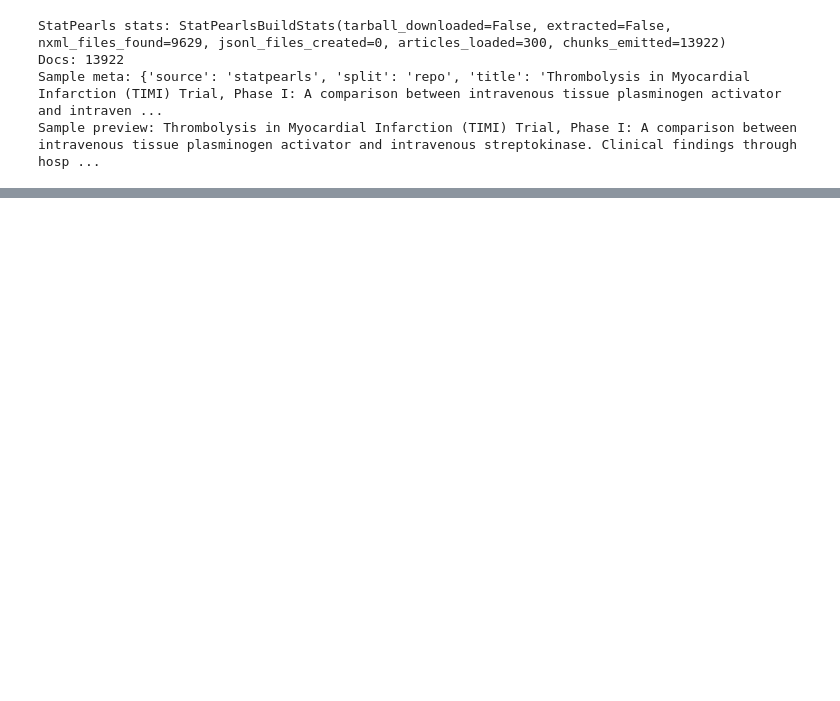
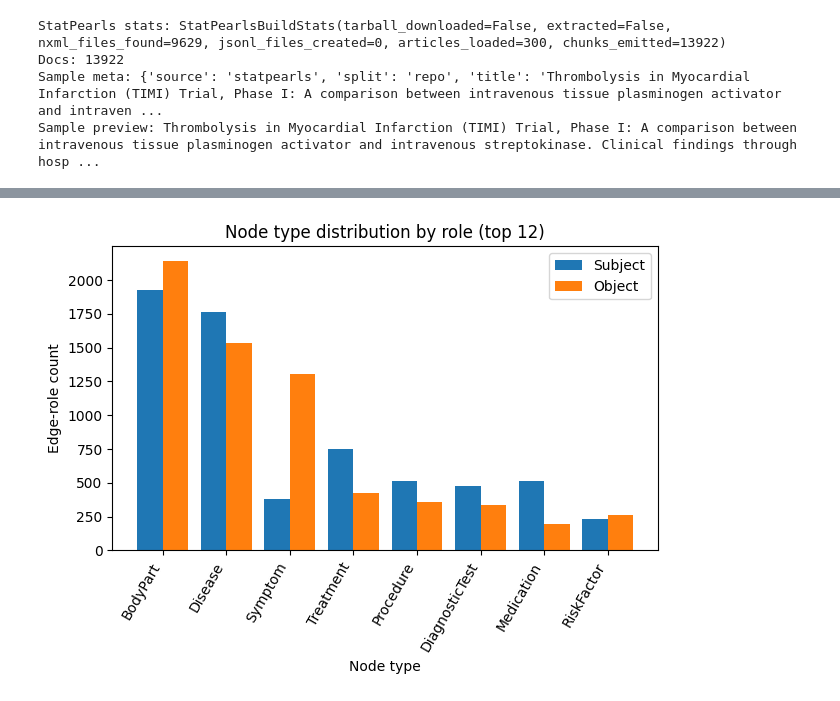
Before and after one commit to benediktveith/xai-rag, a Jupyter notebook: notebooks/kgrag_ex_demo.ipynb, the cells around one changed output, grey strips where cells are left out. Saved outputs shown, nothing was run; the diff lists cells and outputs as text; code cells hidden in the pictures; blank space fills up the shorter version.

```diff
--- a/notebooks/kgrag_ex_demo.ipynb
+++ b/notebooks/kgrag_ex_demo.ipynb
@@ -141,20 +107,0 @@ Inspect connectivity, degree distribution, and relation frequencies in the KG.
-# %%
-import networkx as nx
-from collections import Counter
-import numpy as np
-
-G = kg_store.g
-print("Nodes:", G.number_of_nodes(), "Edges:", G.number_of_edges())
-
-wcc = list(nx.weakly_connected_components(G)) if G.number_of_nodes() else []
-sizes = sorted([len(c) for c in wcc], reverse=True) if wcc else [0]
-print("Weakly connected components:", len(wcc))
-print("Largest component size:", sizes[0])
-
-deg = np.array([d for _, d in G.degree()]) if G.number_of_nodes() else np.array([0])
-print("Degree min/median/mean/max:", int(deg.min()), float(np.median(deg)), float(deg.mean()), int(deg.max()))
-
-rel_counts = Counter()
-for _, _, data in G.edges(data=True):
-    rel_counts[str(data.get("relation", "Unknown"))] += 1
-print("Top relations:", rel_counts.most_common(12))
@@ -417,0 +168,51 @@ hyaluronic acid -> deep fascia -> elastin -> Marfan syndrome -> fasciopathy -> e
+# %%
+import numpy as np
+import matplotlib.pyplot as plt
+from collections import Counter
+
+def subject_object_type_counts(G):
+    """
+    Counts node types separately for subject and object roles based on edges.
+    Uses node attribute 'type' as the semantic label.
+    """
+    subj = Counter()
+    obj = Counter()
+
+    for u, v, _, data in G.edges(keys=True, data=True):
+        st = str(G.nodes[u].get("type", "Unknown"))
+        ot = str(G.nodes[v].get("type", "Unknown"))
+        subj[st] += 1
+        obj[ot] += 1
+
+    return subj, obj
+
+
+def plot_subject_object_types_side_by_side(subj: Counter, obj: Counter, top_k: int = 12):
+    """
+    Paper-friendly: single figure with two bar charts (subject vs object),
+    sharing the same type ordering (based on total counts).
+    """
+    total = subj + obj
+    types = [t for t, _ in total.most_common(top_k)]
+
+    subj_vals = [subj.get(t, 0) for t in types]
+    obj_vals = [obj.get(t, 0) for t in types]
+
+    x = np.arange(len(types))
+
+    plt.figure()
+    plt.bar(x - 0.2, subj_vals, width=0.4, label="Subject")
+    plt.bar(x + 0.2, obj_vals, width=0.4, label="Object")
+    plt.xticks(x, types, rotation=60, ha="right")
+    plt.xlabel("Node type")
+    plt.ylabel("Edge-role count")
+    plt.title(f"Node type distribution by role (top {top_k})")
+    plt.legend()
+    plt.tight_layout()
+    plt.show()
+
+
+subj_types, obj_types = subject_object_type_counts(G)
+plot_subject_object_types_side_by_side(subj_types, obj_types, top_k=12)
+# %% [output]
+[figure, added]
```
Also changed, not shown: parts of 61 cells of this notebook, 7 other files.
